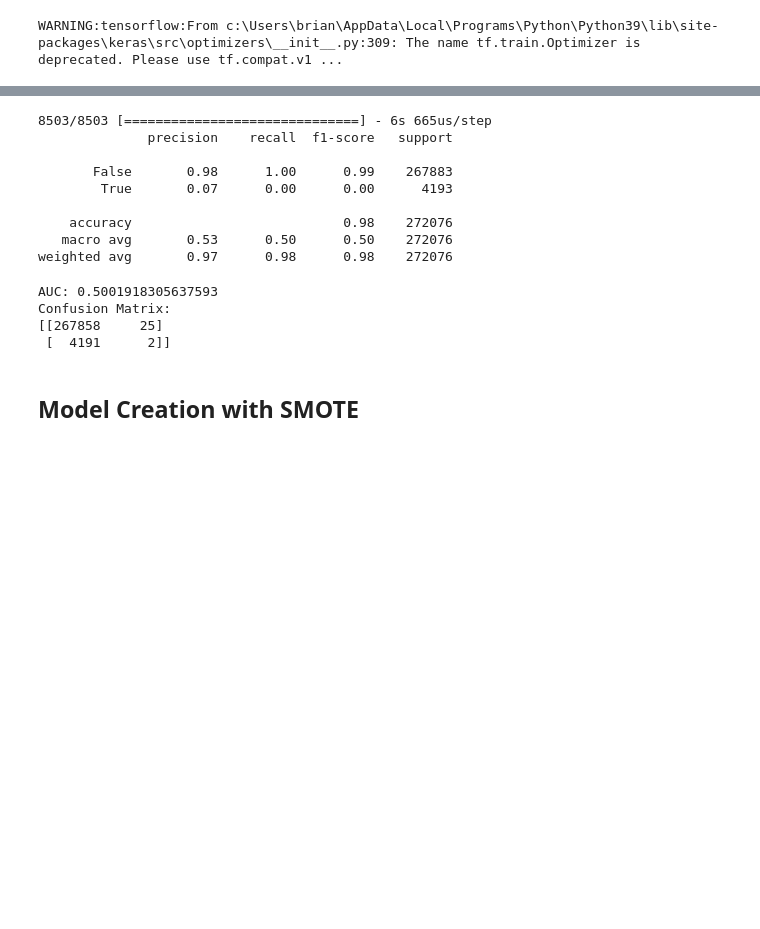
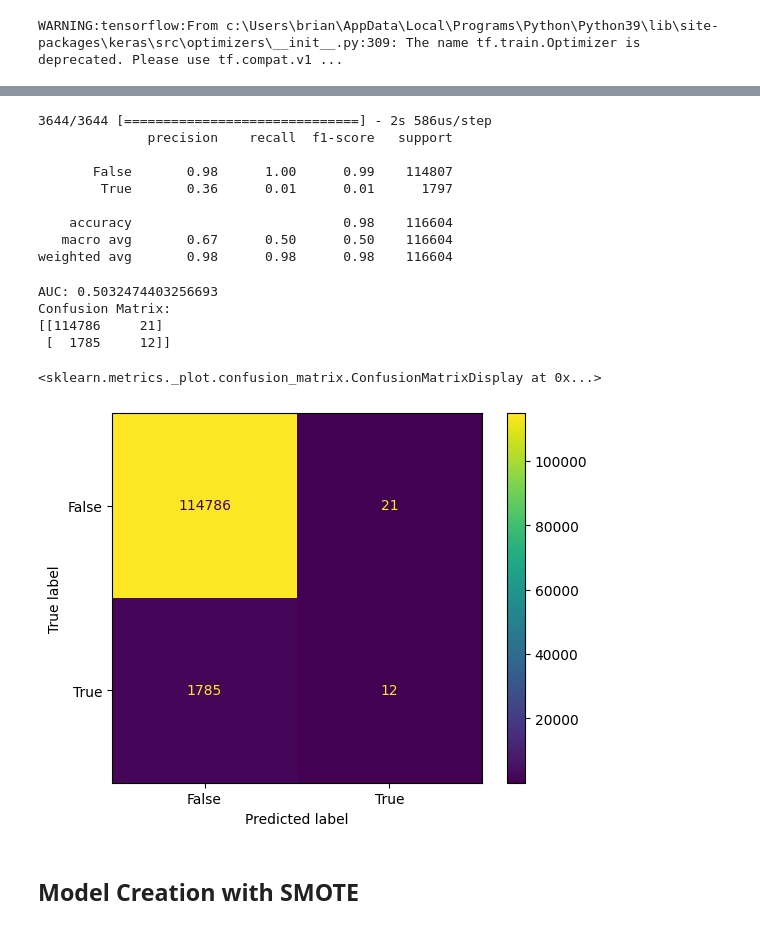
Before and after one commit to BrianBlancato/6050-Credit-Card-Fraud, a Jupyter notebook: Model_V2.ipynb, the cells around one changed output, grey strips where cells are left out. Cells and saved outputs as stored; diff of their text form; code cells hidden in the pictures; blank space fills up the shorter version.

Commit message:
Edits to dataset splits and set seeds

```diff
--- a/Model_V2.ipynb
+++ b/Model_V2.ipynb
@@ -147,9 +147,12 @@ labels = df['isFraud']
 from sklearn.model_selection import train_test_split
 from imblearn.over_sampling import SMOTE
 
+np.random.seed(33)
+tf.random.set_seed(33)
+
 X = df.drop('isFraud', axis = 1)
 Y = df['isFraud']
 
-x_train, x_temp, y_train, y_temp = train_test_split(X, Y, test_size=0.7, random_state=333, stratify=Y)
-x_val, x_test, y_val, y_test = train_test_split(x_temp, y_temp, test_size=0.5, random_state=333, stratify=y_temp)
+x_train, x_temp, y_train, y_temp = train_test_split(X, Y, test_size=0.3, random_state=33, stratify=Y)
+x_val, x_test, y_val, y_test = train_test_split(x_temp, y_temp, test_size=0.5, random_state=33, stratify=y_temp)
 # %%
@@ -226,15 +238,15 @@ y_pred = (y_pred >= 0.5).astype(int)
 report = classification_report(y_test, y_pred)
 print(report)
 # %% [output]
-8503/8503 [==============================] - 6s 665us/step
+3644/3644 [==============================] - 2s 586us/step
               precision    recall  f1-score   support
 
-       False       0.98      1.00      0.99    267883
-        True       0.07      0.00      0.00      4193
+       False       0.98      1.00      0.99    114807
+        True       0.36      0.01      0.01      1797
 
-    accuracy                           0.98    272076
-   macro avg       0.53      0.50      0.50    272076
-weighted avg       0.97      0.98      0.98    272076
+    accuracy                           0.98    116604
+   macro avg       0.67      0.50      0.50    116604
+weighted avg       0.98      0.98      0.98    116604
 # %%
 from sklearn.metrics import roc_curve, roc_auc_score, precision_recall_curve, confusion_matrix
 
@@ -250,15 +262,22 @@ threshold = 0.5
 y_pred_binary = (y_pred >= threshold).astype(int)
 cm = confusion_matrix(y_test, y_pred_binary)
 
+
 # Print metrics
 print("AUC:", auc)
 print("Confusion Matrix:")
 print(cm)
 # %% [output]
-AUC: 0.5001918305637593
+AUC: 0.5032474403256693
 Confusion Matrix:
-[[267858     25]
- [  4191      2]]
+[[114786     21]
+ [  1785     12]]
+# %%
+from sklearn.metrics import ConfusionMatrixDisplay
+ConfusionMatrixDisplay.from_predictions(y_test, y_pred_binary)
+# %% [output]
+<sklearn.metrics._plot.confusion_matrix.ConfusionMatrixDisplay at 0x...>
+[figure, added]
 # %% [markdown]
 ## Model Creation with SMOTE
 # %%
```
Also changed, not shown: parts of 27 cells of this notebook.
